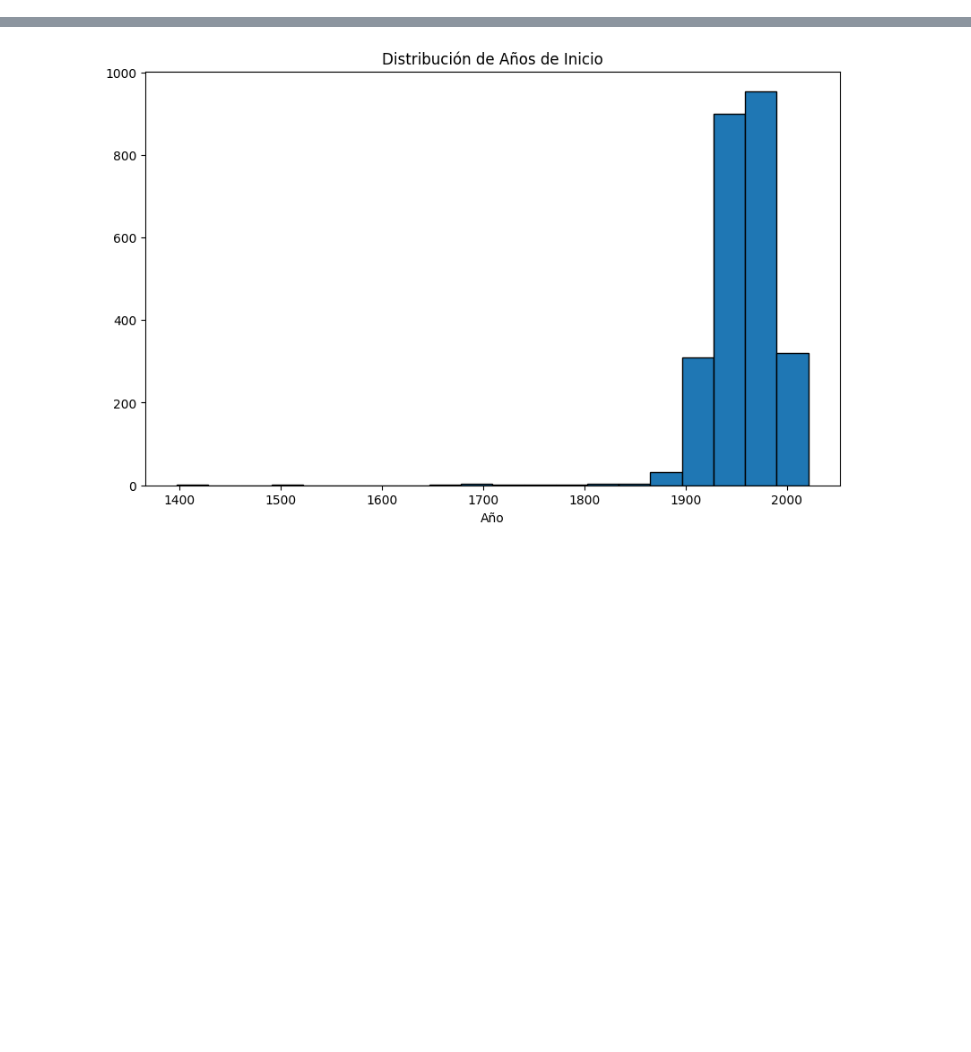
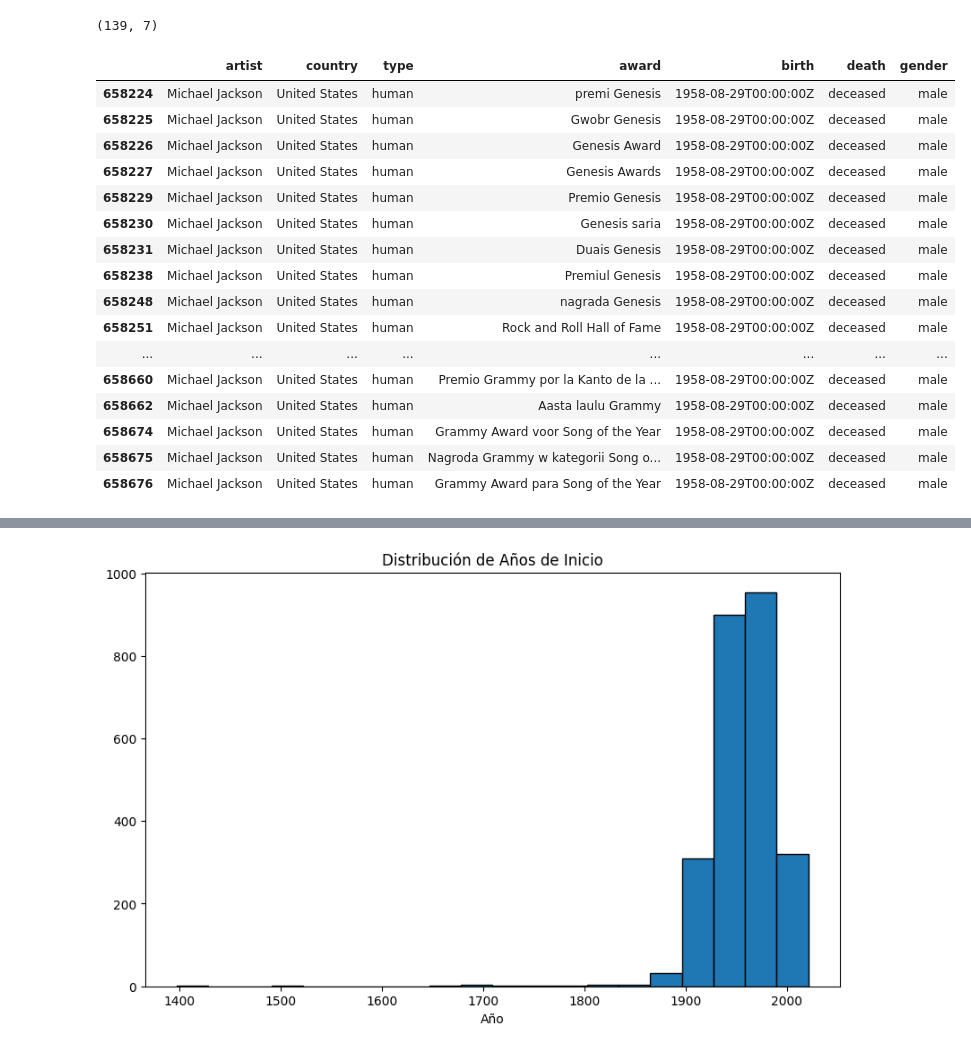
Before and after one commit to Michelburgos/Workshop_2, a Jupyter notebook: notebooks/005_EDA_API.ipynb, the cells around one changed output, grey strips where cells are left out. Cells and saved outputs as stored; diff of their text form; code cells hidden in the pictures; blank space fills up the shorter version.

```diff
--- a/notebooks/005_EDA_API.ipynb
+++ b/notebooks/005_EDA_API.ipynb
@@ -127,0 +192,16 @@ print(df[duplicados])
+# %%
+import spacy
+
+# Cargar el modelo de SpaCy
+nlp = spacy.load("xx_ent_wiki_sm")
+
+# Función para verificar si el texto está en inglés
+def is_english(text):
+    doc = nlp(text)
+    return doc.lang_ == 'en'
+
+# Filtrar el DataFrame para dejar solo los premios en inglés
+df_filtered = df[df['award'].apply(lambda x: is_english(str(x)))]
+
+# Mostrar los resultados
+print(df_filtered)
@@ -127,0 +315,23 @@ print(df[duplicados])
+# %%
+duplicadas = df[(df['artist'] == "Michael Jackson")]
+print(duplicadas.shape)
+duplicadas.head(25)
+# %% [output]
+(139, 7)
+|  | artist | country | type | award | birth | death | gender |
+| 658224 | Michael Jackson | United States | human | premi Genesis | 1958-08-29T00:00:00Z | deceased | male |
+| 658225 | Michael Jackson | United States | human | Gwobr Genesis | 1958-08-29T00:00:00Z | deceased | male |
+| 658226 | Michael Jackson | United States | human | Genesis Award | 1958-08-29T00:00:00Z | deceased | male |
+| 658227 | Michael Jackson | United States | human | Genesis Awards | 1958-08-29T00:00:00Z | deceased | male |
+| 658229 | Michael Jackson | United States | human | Premio Genesis | 1958-08-29T00:00:00Z | deceased | male |
+| 658230 | Michael Jackson | United States | human | Genesis saria | 1958-08-29T00:00:00Z | deceased | male |
+| 658231 | Michael Jackson | United States | human | Duais Genesis | 1958-08-29T00:00:00Z | deceased | male |
+| 658238 | Michael Jackson | United States | human | Premiul Genesis | 1958-08-29T00:00:00Z | deceased | male |
+| 658248 | Michael Jackson | United States | human | nagrada Genesis | 1958-08-29T00:00:00Z | deceased | male |
+| 658251 | Michael Jackson | United States | human | Rock and Roll Hall of Fame | 1958-08-29T00:00:00Z | deceased | male |
+| ... | ... | ... | ... | ... | ... | ... | ... |
+| 658660 | Michael Jackson | United States | human | Premio Grammy por la Kanto de la ... | 1958-08-29T00:00:00Z | deceased | male |
+| 658662 | Michael Jackson | United States | human | Aasta laulu Grammy | 1958-08-29T00:00:00Z | deceased | male |
+| 658674 | Michael Jackson | United States | human | Grammy Award voor Song of the Year | 1958-08-29T00:00:00Z | deceased | male |
+| 658675 | Michael Jackson | United States | human | Nagroda Grammy w kategorii Song o... | 1958-08-29T00:00:00Z | deceased | male |
+| 658676 | Michael Jackson | United States | human | Grammy Award para Song of the Year | 1958-08-29T00:00:00Z | deceased | male |
```
Also changed, not shown: parts of 29 cells of this notebook, 1 other file.
